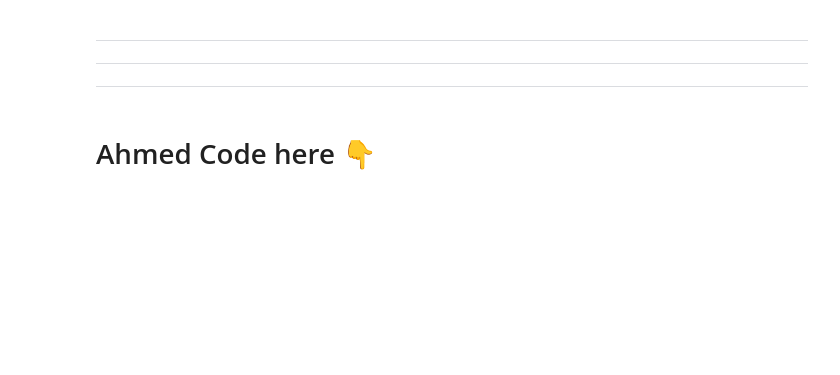
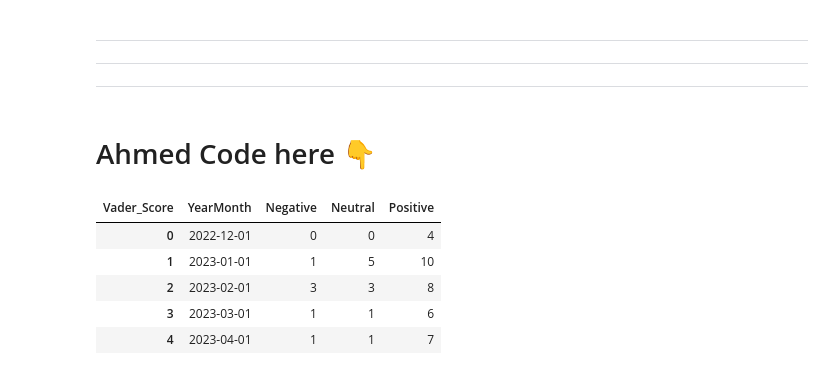
Before and after one commit to rsm-jeg031/Hackathon-2023-Team-3dPy, a Jupyter notebook: Visualizations/Searchable Sentiments.ipynb, the cells around one changed output. Drawn from its saved outputs; the diff is of its cells as text; code cells hidden in the pictures; blank space fills up the shorter version.

```diff
--- a/Visualizations/AHMED_CODE_HERE!!!!.ipynb
+++ b/Visualizations/Searchable Sentiments.ipynb
@@ -83,3 +89,12 @@ plt.show()
 ---
 # %% [markdown]
 # Ahmed Code here 👇
+# %%
+vader_scores_over_time2.head()
+# %% [output]
+| Vader_Score | YearMonth | Negative | Neutral | Positive |
+| 0 | 2022-12-01 | 0 | 0 | 4 |
+| 1 | 2023-01-01 | 1 | 5 | 10 |
+| 2 | 2023-02-01 | 3 | 3 | 8 |
+| 3 | 2023-03-01 | 1 | 1 | 6 |
+| 4 | 2023-04-01 | 1 | 1 | 7 |
```
Also changed, not shown: parts of 2 cells of this notebook, 3 other files.
